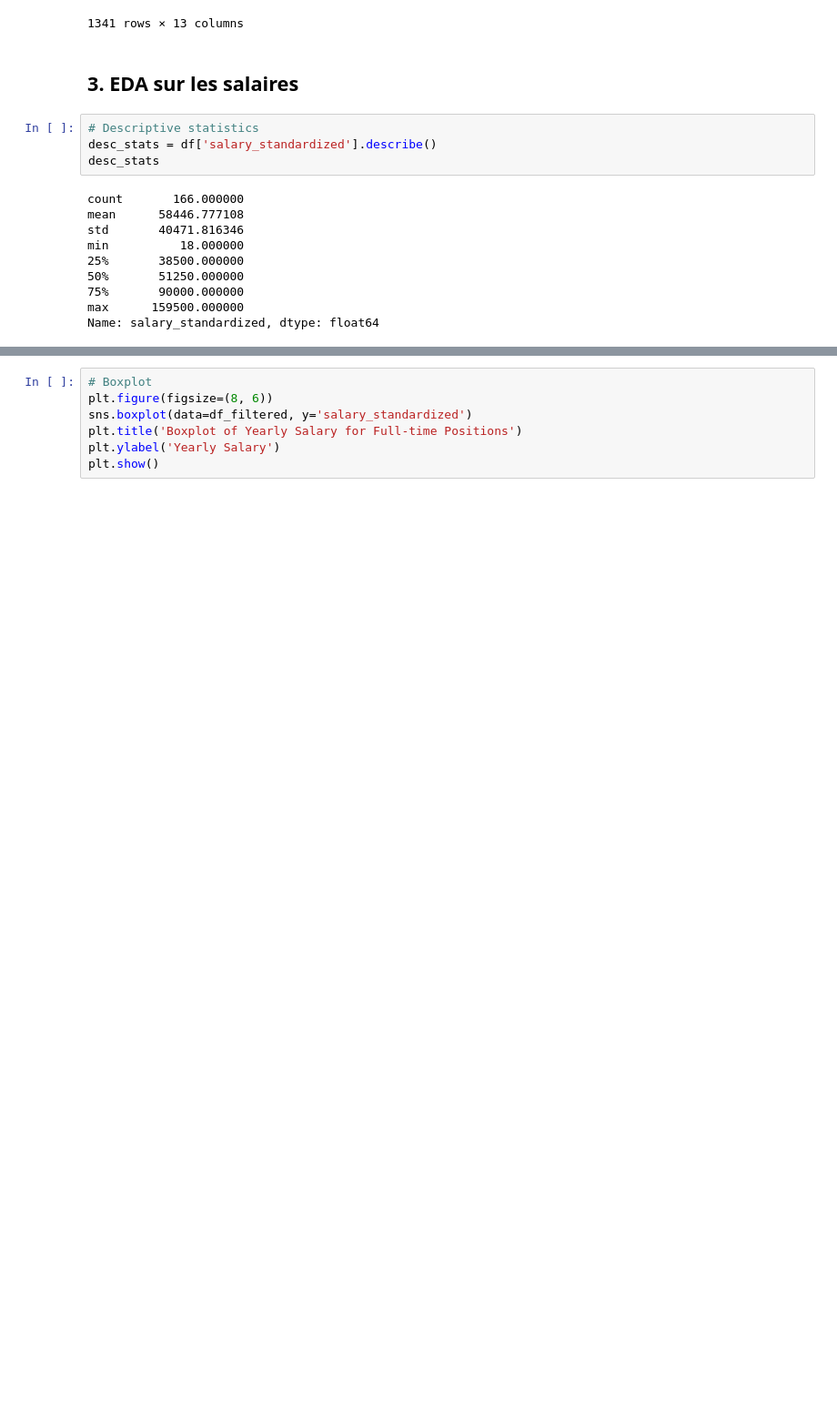
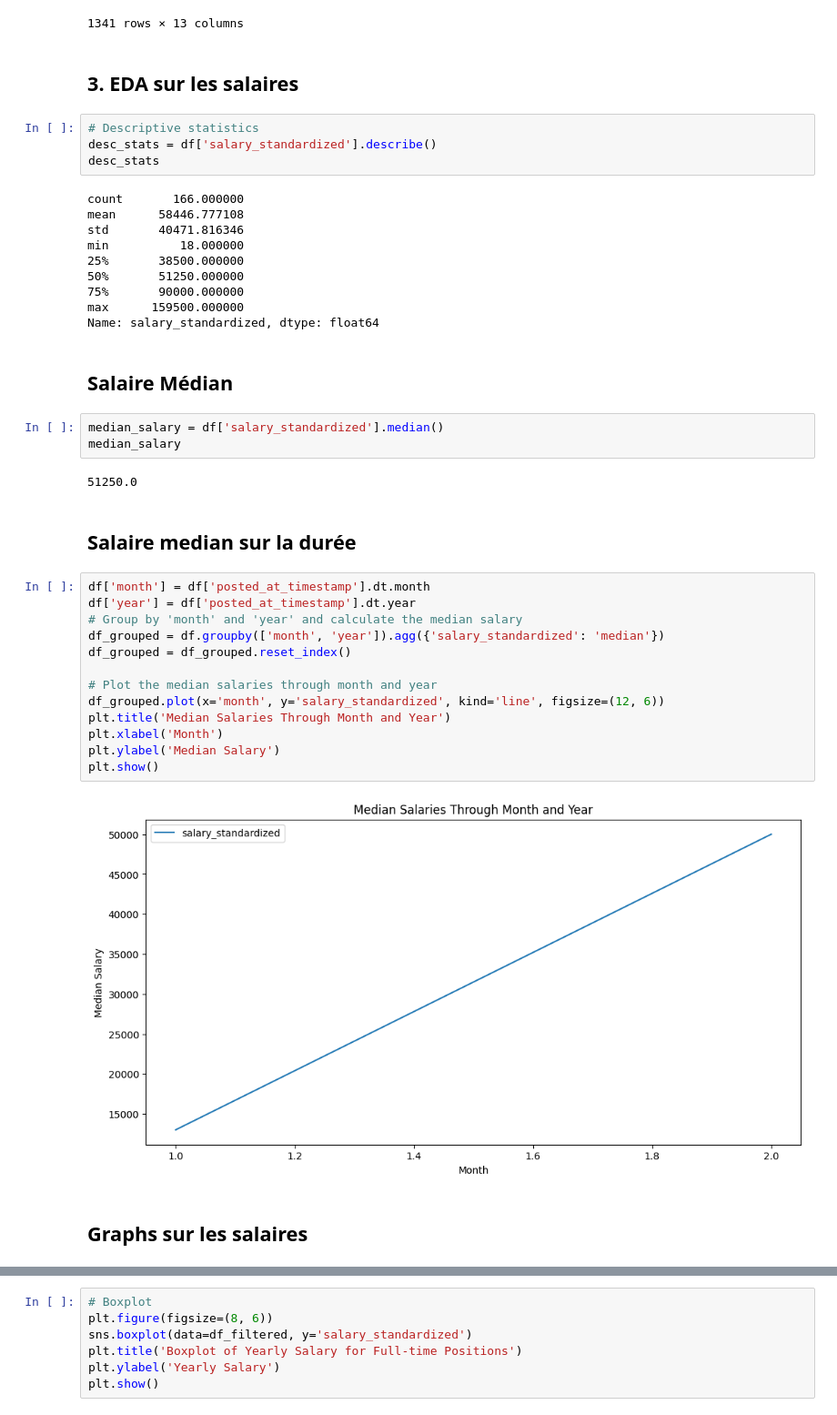
Before and after one commit to kariminus/Jobs-Analysis, a Jupyter notebook: 2_Salary_Analysis.ipynb, the cells around one changed output, grey strips where cells are left out. Shown: that part at 91% size. Saved outputs shown, nothing was run; the diff lists cells and outputs as text; blank space fills up the shorter version.

Commit message:
ajout d'analyses sur les salaires

```diff
--- a/2_Salary_Analysis.ipynb
+++ b/2_Salary_Analysis.ipynb
@@ -74,6 +74,32 @@ min          18.000000
 75%       90000.000000
 max      159500.000000
 Name: salary_standardized, dtype: float64
+# %% [markdown]
+## Salaire Médian
+# %%
+median_salary = df['salary_standardized'].median()
+median_salary
+# %% [output]
+51250.0
+# %% [markdown]
+## Salaire median sur la durée
+# %%
+df['month'] = df['posted_at_timestamp'].dt.month
+df['year'] = df['posted_at_timestamp'].dt.year
+# Group by 'month' and 'year' and calculate the median salary
+df_grouped = df.groupby(['month', 'year']).agg({'salary_standardized': 'median'})
+df_grouped = df_grouped.reset_index()
+
+# Plot the median salaries through month and year
+df_grouped.plot(x='month', y='salary_standardized', kind='line', figsize=(12, 6))
+plt.title('Median Salaries Through Month and Year')
+plt.xlabel('Month')
+plt.ylabel('Median Salary')
+plt.show()
+# %% [output]
+[figure, added]
+# %% [markdown]
+## Graphs sur les salaires
 # %%
 df_salary = df[df['salary_standardized'].notnull()]
 # Filter rows where 'employment_type' contains 'Full-time'
```
Also changed, not shown: parts of 2 cells of this notebook.
